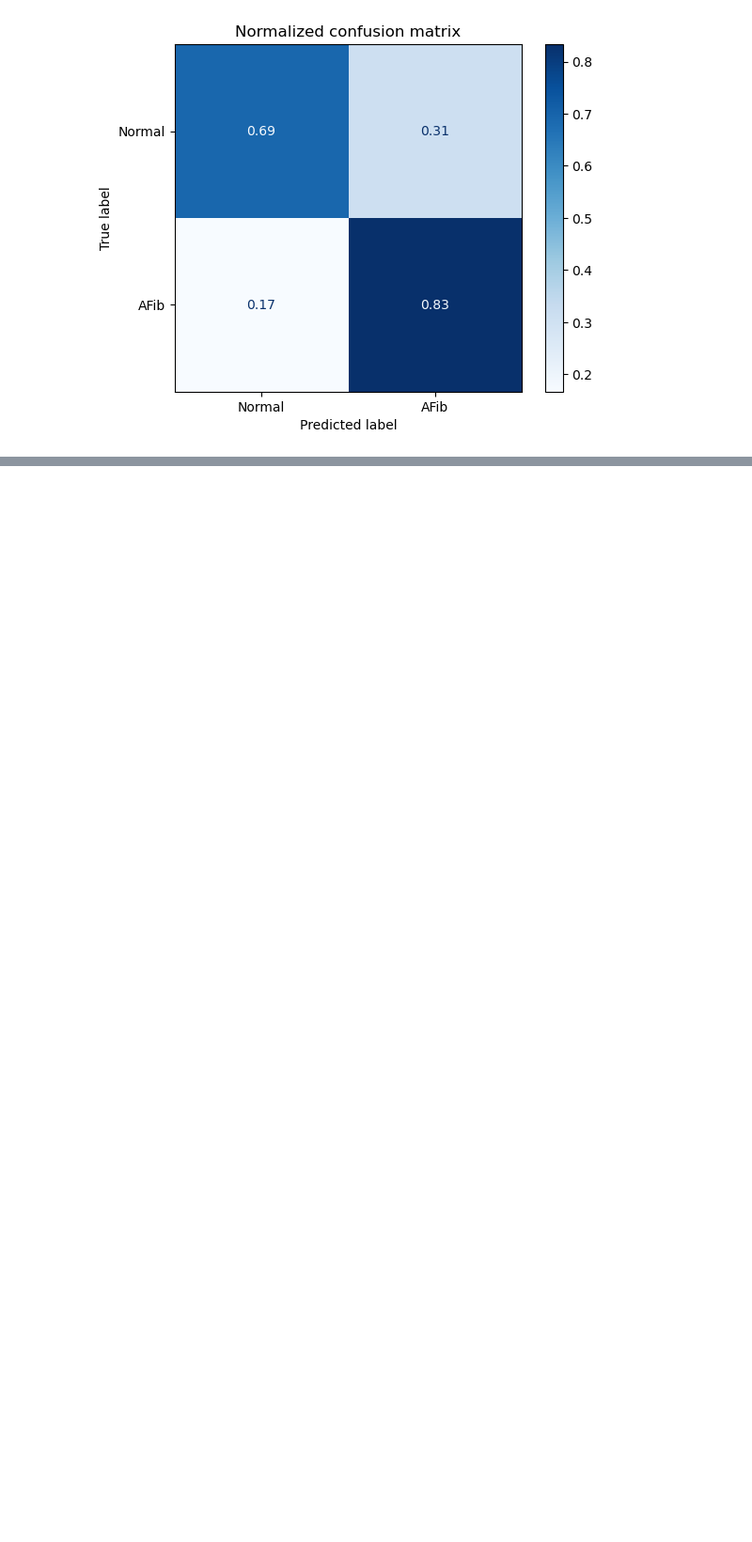
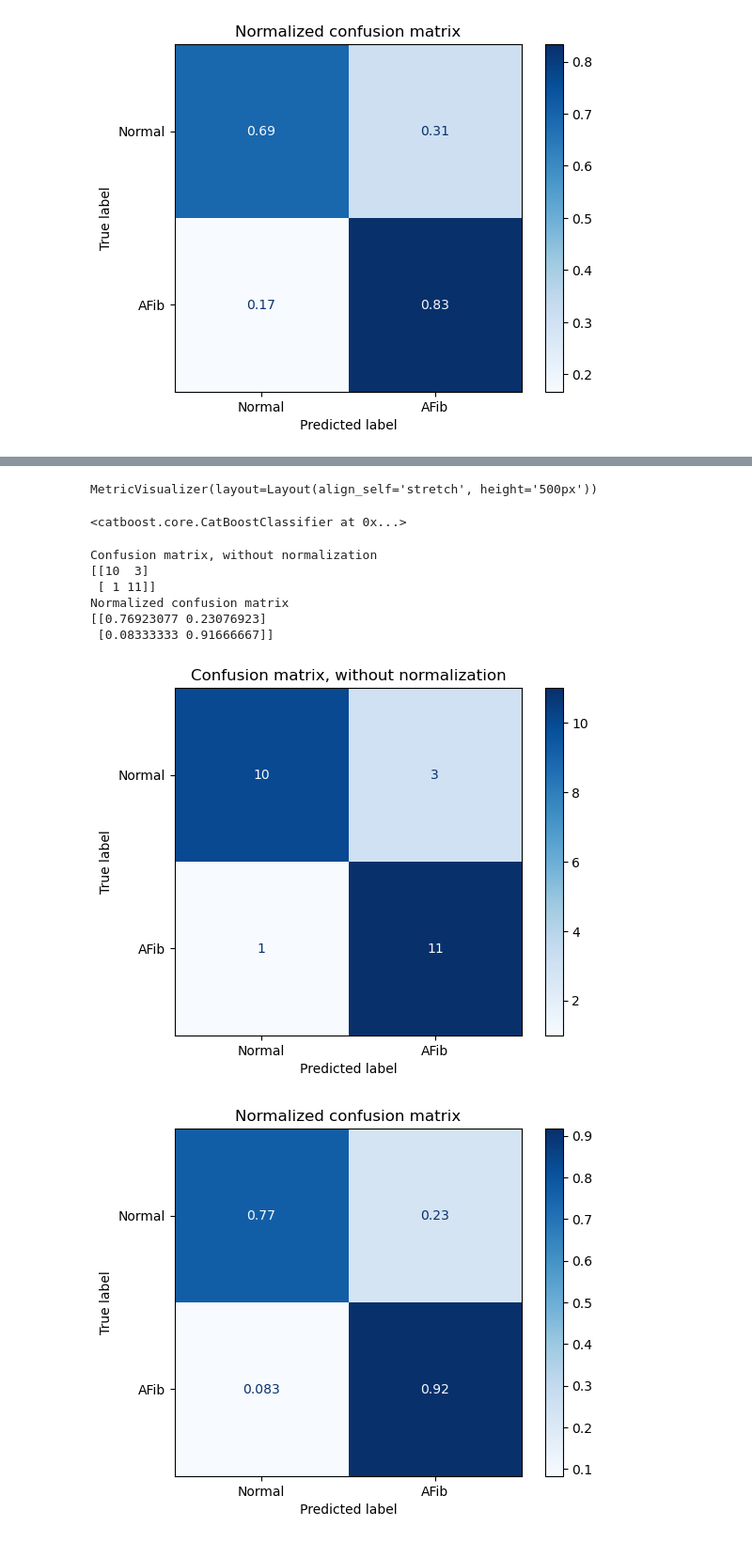
Before and after one commit to ilovec8763/Atrial-Fibrillation-AFib-binary-classifier, a Jupyter notebook: AFib_project.ipynb, the cells around one changed output, grey strips where cells are left out. Shown at 94% size. Drawn from its saved outputs; the diff is of its cells as text; code cells hidden in the pictures; blank space fills up the shorter version.

Commit message:
SVM vs CatBoostClassifer 2.0

```diff
--- a/AFib_project.ipynb
+++ b/AFib_project.ipynb
@@ -528,0 +449,4 @@ Normalized confusion matrix
+# %%
+model = CatBoostClassifier(iterations=400,random_state=42,
+                         eval_metric='Accuracy',
+                         use_best_model=True)
@@ -528,0 +461,39 @@ Normalized confusion matrix
+# %%
+model.fit(X_train,y_train, eval_set=(X_test, y_test), verbose=0, plot=True)
+# %% [output]
+MetricVisualizer(layout=Layout(align_self='stretch', height='500px'))
+<catboost.core.CatBoostClassifier at 0x...>
+# %%
+#另外一個畫混淆矩陣的方法
+# Plot non-normalized confusion matrix
+
+train_label = ["Normal", "AFib"]
+
+titles_options = [
+    ("Confusion matrix, without normalization", None),
+    ("Normalized confusion matrix", "true"),
+]
+for title, normalize in titles_options:
+    disp = ConfusionMatrixDisplay.from_estimator(
+        model,
+        X_test,
+        y_test,
+        display_labels=train_label,
+        cmap=plt.cm.Blues,
+        normalize=normalize,
+    )
+    disp.ax_.set_title(title)
+
+    print(title)
+    print(disp.confusion_matrix)
+
+plt.show()
+# %% [output]
+Confusion matrix, without normalization
+[[10  3]
+ [ 1 11]]
+Normalized confusion matrix
+[[0.76923077 0.23076923]
+ [0.08333333 0.91666667]]
+[figure, added]
+[figure, added]
```
Also changed, not shown: parts of 7 cells of this notebook.
